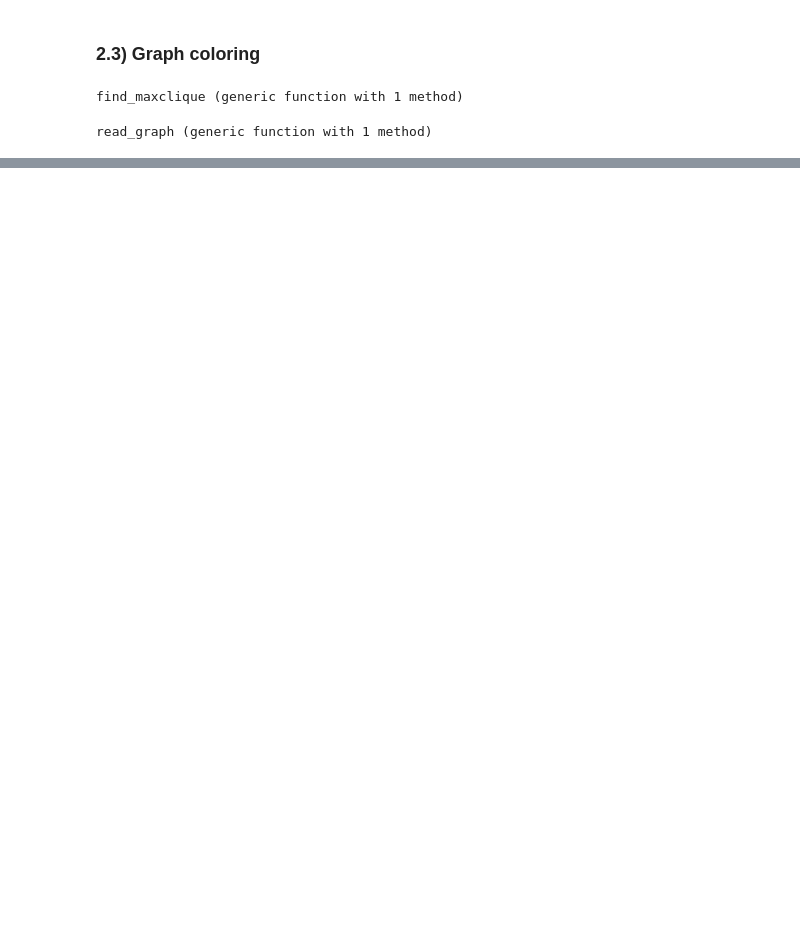
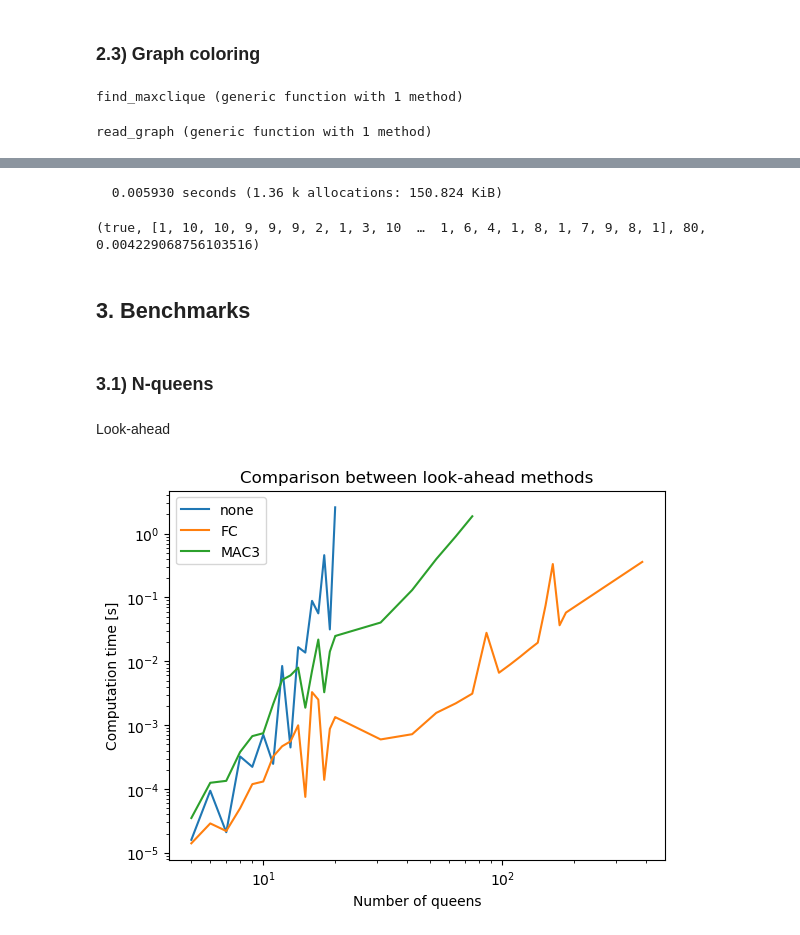
Before and after one commit to gdalle/CSP, a Jupyter notebook: CSP_light.ipynb, the cells around one changed output, grey strips where cells are left out. Saved outputs shown, nothing was run; the diff lists cells and outputs as text; code cells hidden in the pictures; blank space fills up the shorter version.

Commit message:
Benchmarks

```diff
--- a/CSP_light.ipynb
+++ b/CSP_light.ipynb
@@ -725,0 +804,49 @@ set_backtracking_params(
+# %%
+@time solve!(coloring)
+# %% [output]
+  0.005930 seconds (1.36 k allocations: 150.824 KiB)
+(true, [1, 10, 10, 9, 9, 9, 2, 1, 3, 10  …  1, 6, 4, 1, 8, 1, 7, 9, 8, 1], 80, 0.004229068756103516)
+# %% [markdown]
+## 3. Benchmarks
+# %% [markdown]
+### 3.1) N-queens
+# %% [markdown]
+Look-ahead
+# %%
+sizes = Dict{String, Array{Int64, 1}}()
+nodes = Dict{String, Array{Int64, 1}}()
+times = Dict{String, Array{Float64, 1}}()
+
+for look_ahead_method in ["none", "FC", "MAC3"]
+    sizes[look_ahead_method] = Int64[]
+    nodes[look_ahead_method] = Int64[]
+    times[look_ahead_method] = Float64[]
+end
+
+@showprogress for N in vcat(collect(5:20), collect(20:11:200), collect(200:31:400))
+    for look_ahead_method in ["none", "FC", "MAC3"]
+        nqueens = define_nqueens(N)
+        set_params(nqueens, Dict("look_ahead"=>look_ahead_method))
+        res = solve!(nqueens, 5.)
+        if res != nothing
+            s, i, n, t = res
+            push!(sizes[look_ahead_method], N)
+            push!(nodes[look_ahead_method], n)
+            push!(times[look_ahead_method], t)
+        end
+    end
+end
+# %%
+close()
+yscale("log")
+xscale("log")
+for look_ahead_method in ["none", "FC", "MAC3"]
+    plot(sizes[look_ahead_method], times[look_ahead_method], label=look_ahead_method)
+end
+legend()
+xlabel("Number of queens")
+ylabel("Computation time [s]")
+title("Comparison between look-ahead methods")
+show()
+# %% [output]
+[figure, added]
```
Also changed, not shown: parts of 33 cells of this notebook, 1 other file.
